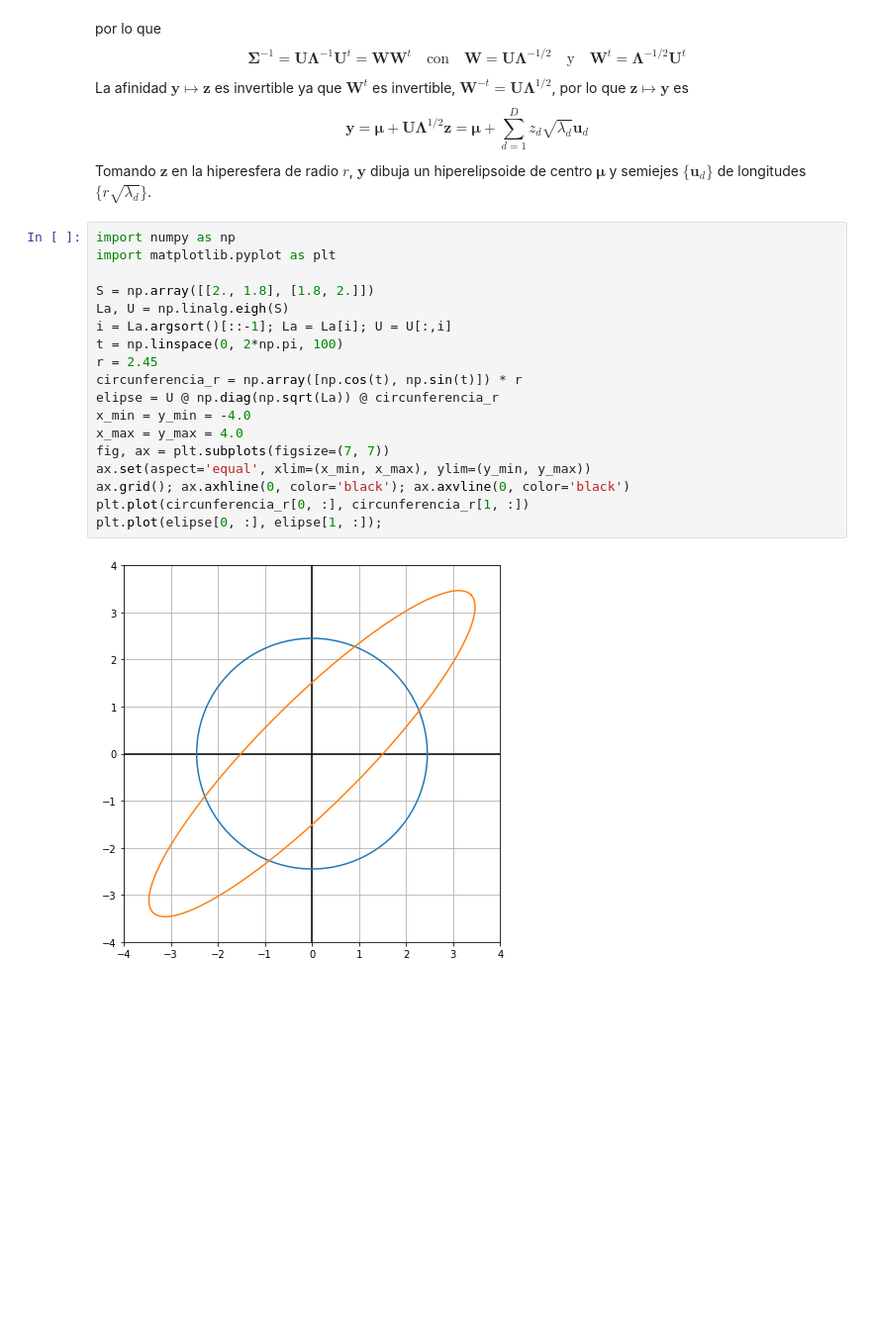
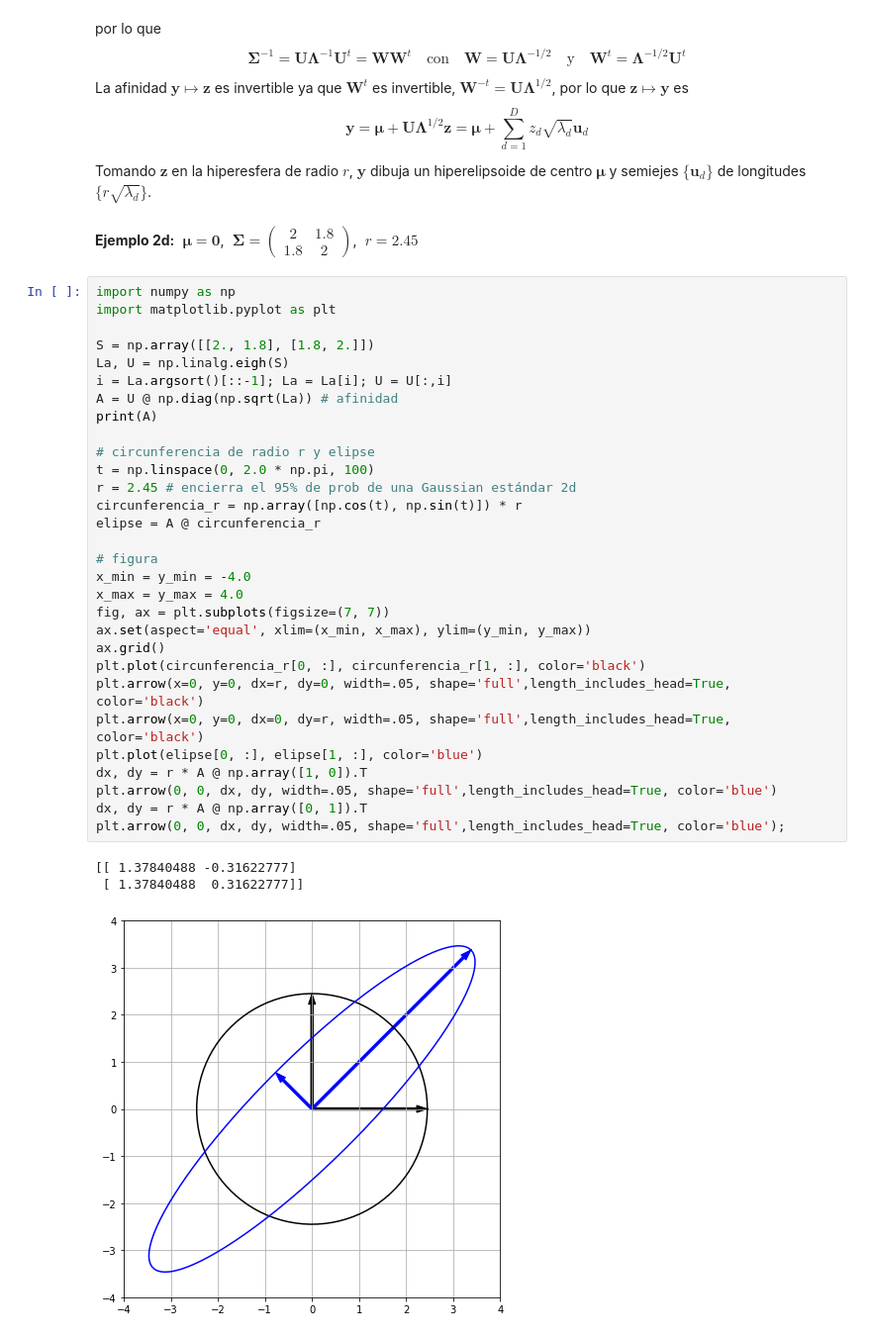
Before and after one commit to AlfonsJ/2024_07_31_PER2324, a Jupyter notebook: 02_fun/3.2 Distribución Gaussiana multivariada/3.2.Mahalanobis.ipynb, the cells around one changed output. Shown at 99% size. Drawn from its saved outputs; the diff is of its cells as text; blank space fills up the shorter version.

```diff
--- a/02_fun/3.2 Distribución Gaussiana multivariada/3.2.Mahalanobis.ipynb
+++ b/02_fun/3.2 Distribución Gaussiana multivariada/3.2.Mahalanobis.ipynb
@@ -35,23 +35,40 @@ $\mathbf{W}^{-t}=\mathbf{U}\mathbf{\Lambda}^{1/2}$, por lo que $\boldsymbol{z}\m
 $$\boldsymbol{y}=\boldsymbol{\mu}+\mathbf{U}\mathbf{\Lambda}^{1/2}\boldsymbol{z}%
 =\boldsymbol{\mu}+\sum_{d=1}^D z_d\sqrt{\lambda_d}\boldsymbol{u}_d$$
 Tomando $\boldsymbol{z}$ en la hiperesfera de radio $r$, $\boldsymbol{y}$ dibuja un hiperelipsoide de centro $\boldsymbol{\mu}$ y semiejes $\{\boldsymbol{u}_d\}$ de longitudes $\{r\sqrt{\lambda_d}\}$.
+# %% [markdown]
+**Ejemplo 2d:** $\;\boldsymbol{\mu}=\boldsymbol{0}$,
+$\;\mathbf{\Sigma}=\begin{pmatrix}2&1.8\\1.8&2\end{pmatrix}$, $\;r=2.45$
 # %%
 import numpy as np
 import matplotlib.pyplot as plt
 
 S = np.array([[2., 1.8], [1.8, 2.]])
 La, U = np.linalg.eigh(S)
 i = La.argsort()[::-1]; La = La[i]; U = U[:,i]
-t = np.linspace(0, 2*np.pi, 100)
-r = 2.45
+A = U @ np.diag(np.sqrt(La)) # afinidad
+print(A)
+
+# circunferencia de radio r y elipse
+t = np.linspace(0, 2.0 * np.pi, 100)
+r = 2.45 # encierra el 95% de prob de una Gaussian estándar 2d
 circunferencia_r = np.array([np.cos(t), np.sin(t)]) * r
-elipse = U @ np.diag(np.sqrt(La)) @ circunferencia_r
+elipse = A @ circunferencia_r
+
+# figura
 x_min = y_min = -4.0
 x_max = y_max = 4.0
 fig, ax = plt.subplots(figsize=(7, 7))
 ax.set(aspect='equal', xlim=(x_min, x_max), ylim=(y_min, y_max))
-ax.grid(); ax.axhline(0, color='black'); ax.axvline(0, color='black')
-plt.plot(circunferencia_r[0, :], circunferencia_r[1, :])
-plt.plot(elipse[0, :], elipse[1, :]);
+ax.grid()
+plt.plot(circunferencia_r[0, :], circunferencia_r[1, :], color='black')
+plt.arrow(x=0, y=0, dx=r, dy=0, width=.05, shape='full',length_includes_head=True, color='black')
+plt.arrow(x=0, y=0, dx=0, dy=r, width=.05, shape='full',length_includes_head=True, color='black')
+plt.plot(elipse[0, :], elipse[1, :], color='blue')
+dx, dy = r * A @ np.array([1, 0]).T
+plt.arrow(0, 0, dx, dy, width=.05, shape='full',length_includes_head=True, color='blue')
+dx, dy = r * A @ np.array([0, 1]).T
+plt.arrow(0, 0, dx, dy, width=.05, shape='full',length_includes_head=True, color='blue');
 # %% [output]
+[[ 1.37840488 -0.31622777]
+ [ 1.37840488  0.31622777]]
-[figure, old version]
+[figure, new version]
```
